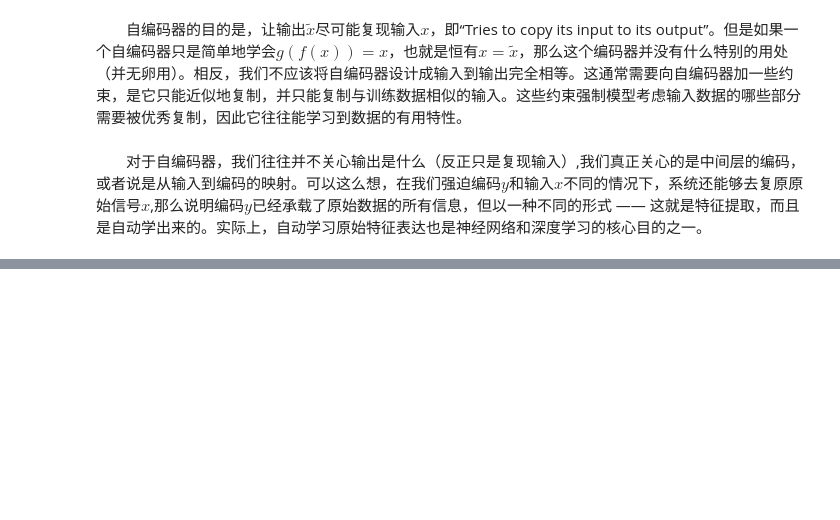
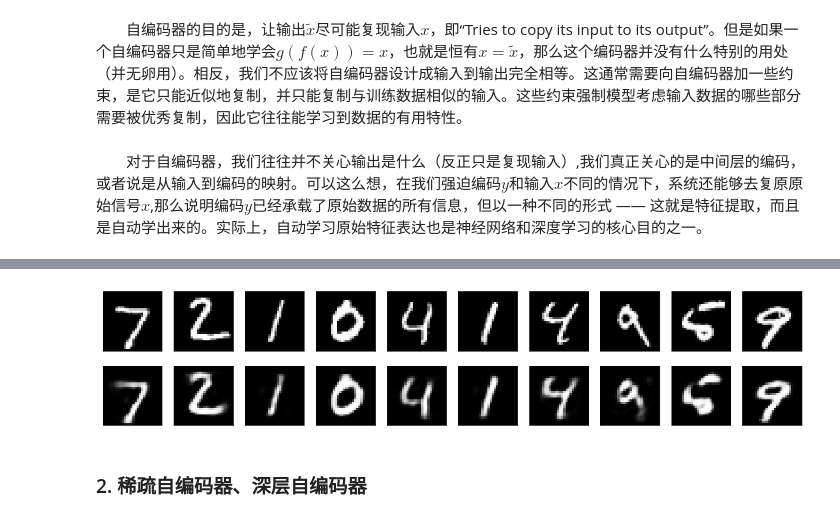
Before and after one commit to ddhh/NoteBook, a Jupyter notebook: 深度学习/DBN/Auto-encoder/自编码器.ipynb, the cells around one changed output, grey strips where cells are left out. Drawn from its saved outputs; the diff is of its cells as text; code cells hidden in the pictures; blank space fills up the shorter version.

```diff
--- a/深度学习/DBN/Auto-encoder/自编码器.ipynb
+++ b/深度学习/DBN/Auto-encoder/自编码器.ipynb
@@ -17,0 +66,3 @@ $$y = f(x)\\ \widetilde{x} = g(y) = g(f(x))$$
+# %%
+# 加载数据
+(x_train, _), (x_test, _) = mnist.load_data()
@@ -17,0 +82,23 @@ $$y = f(x)\\ \widetilde{x} = g(y) = g(f(x))$$
+# %%
+encoding_dim = 32
+input_img = Input(shape=(784, ))
+
+encoded = Dense(encoding_dim, activation='relu')(input_img)
+decoded = Dense(784, activation='sigmoid')(encoded)
+
+encoder = Model(inputs=input_img, outputs=encoded)
+autoencoder = Model(inputs=input_img, outputs=decoded)
+
+encoder_input = Input(shape=(encoding_dim, ))
+decoder_layer = autoencoder.layers[-1]
+decoder = Model(inputs=encoder_input, outputs=decoder_layer(encoder_input))
+
+#
+autoencoder.compile(optimizer='adadelta', loss='binary_crossentropy')
+# 训练数据
+autoencoder.fit(x_train, x_train, epochs=50, batch_size=256, shuffle=True, validation_data=(x_test, x_test))
+
+# 编码
+encoded_imgs = encoder.predict(x_test)
+# 解码
+decoded_imgs = decoder.predict(encoded_imgs)
@@ -17,0 +123,21 @@ $$y = f(x)\\ \widetilde{x} = g(y) = g(f(x))$$
+# %%
+# 将十个样本图片可视化
+n = 10
+plt.figure(figsize=(20, 4))
+for i in range(n):
+    ax = plt.subplot(2, n, i + 1)
+    plt.imshow(x_test[i].reshape(28, 28))
+    plt.gray()
+    ax.get_xaxis().set_visible(False)
+    ax.get_yaxis().set_visible(False)
+
+    ax = plt.subplot(2, n, i + 1 + n)
+    plt.imshow(decoded_imgs[i].reshape(28, 28))
+    plt.gray()
+    ax.get_xaxis().set_visible(False)
+    ax.get_yaxis().set_visible(False)
+plt.show()
+# %% [output]
+[figure, added]
+# %% [markdown]
+### 2. 稀疏自编码器、深层自编码器
```
Also changed, not shown: parts of 24 cells of this notebook, 3 other files.
